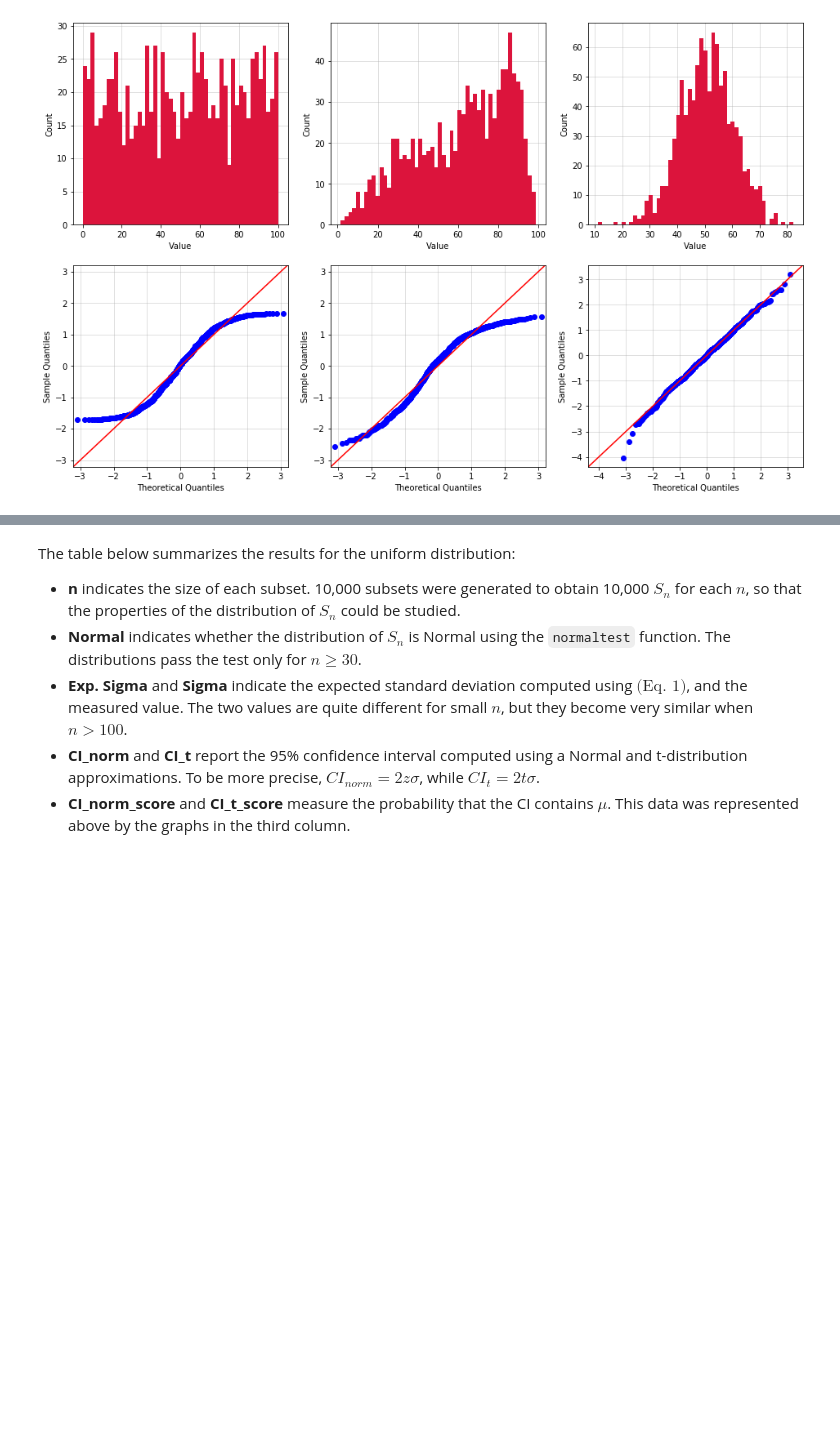
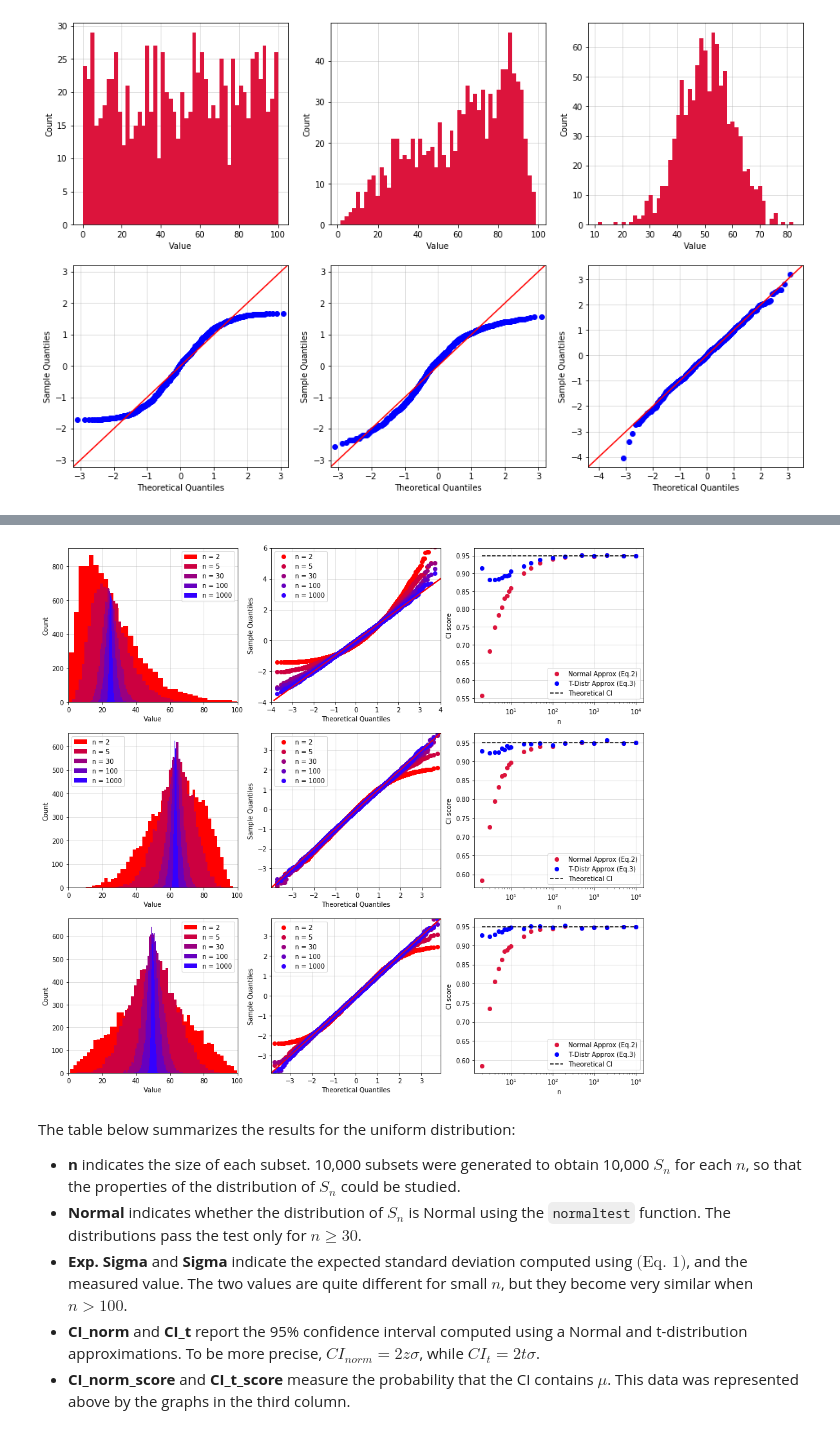
Before and after one commit to fabrguer/test_results_confidence, a Jupyter notebook: test_results_confidence.ipynb, the cells around one changed output, grey strips where cells are left out. Saved outputs shown, nothing was run; the diff lists cells and outputs as text; code cells hidden in the pictures; blank space fills up the shorter version.

```diff
--- a/test_results_confidence.ipynb
+++ b/test_results_confidence.ipynb
@@ -95,12 +95,13 @@ The Python code below generates three not Normally distributed population of sam
 - Likewise, the Q-Q Plots tend to the ideal 45-degree straight line only for $n\geq30$.
 - The plots in the third column indicate the probability that $\mu$ is contained by the 95% confidence interval (I called it _CI score_, for lack of better words). The red points are calculated using $\text{(Eq. 2)}$, the blue ones use $\text{(Eq. 3)}$. Ideally all points should be equal to 0.95 (dashed black line), indicating that the probability is indeed 95%. As clearly indicated by the chart, the t-distribution provides much better results for small $n$ ($n<30$).
 # %%
+distributions = ['exponential','triangular','uniform']
 samples_list = [2,3,4,5,6,7,8,9,10,20,30,50,100,200,500,1000,2000,5000,10000]
 samples_to_plot = [2,5,30,100,1000]
 
-CI_exp_df = CI_vs_samples('exponential', samples_list, samples_to_plot)
-CI_tri_df = CI_vs_samples('triangular', samples_list, samples_to_plot)
-CI_uni_df = CI_vs_samples('uniform', samples_list, samples_to_plot)
+results = CI_vs_samples(distributions, samples_list, samples_to_plot)
+# %% [output]
+[figure, added]
 # %% [markdown]
 The table below summarizes the results for the uniform distribution:
 - **n** indicates the size of each subset. 10,000 subsets were generated to obtain 10,000 $S_{n}$ for each $n$, so that the properties of the distribution of $S_n$ could be studied.
```
Also changed, not shown: parts of 3 cells of this notebook, 1 other file.
